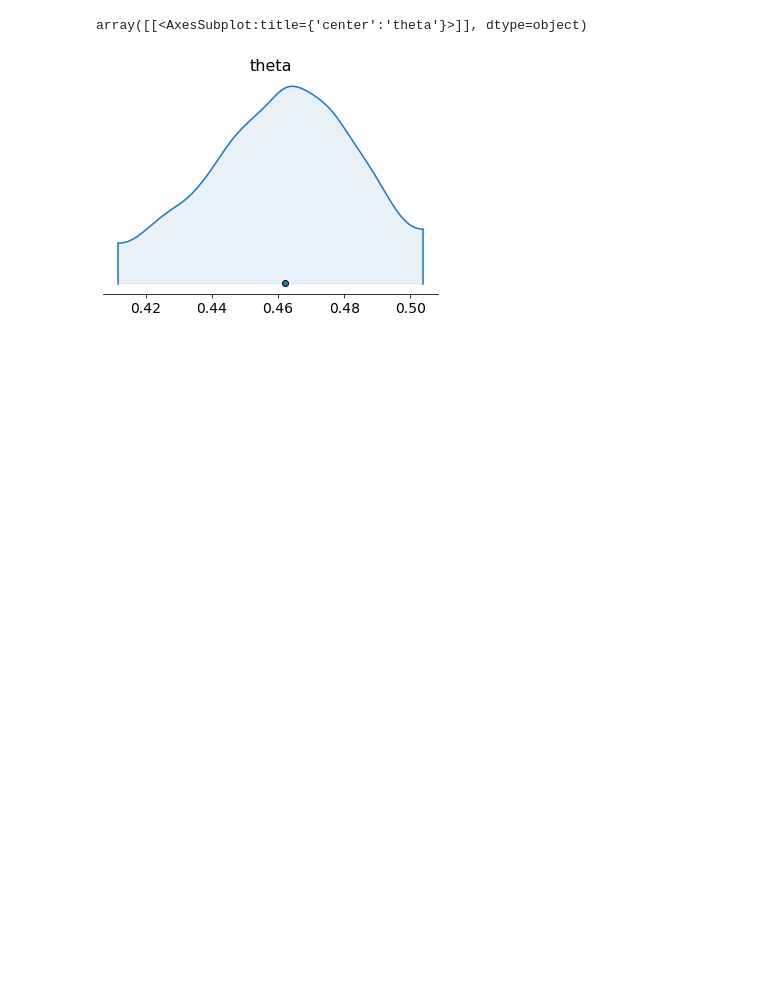
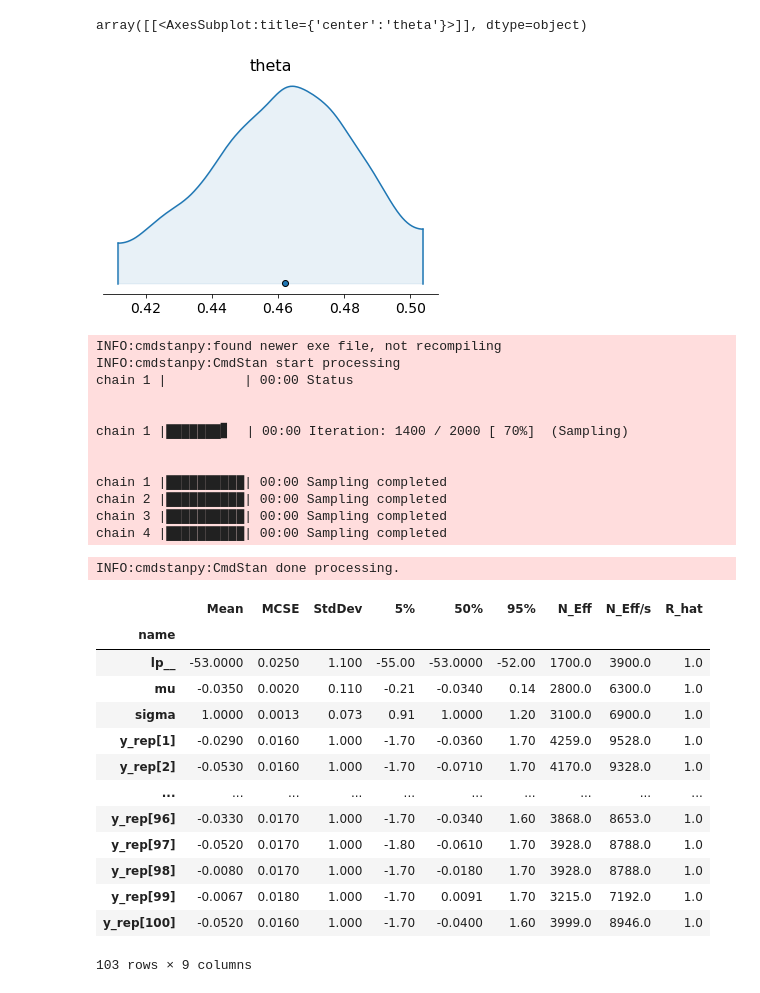
Before and after one commit to mKozik7/Data_Analytics, a Jupyter notebook: lab3/try.ipynb, the cells around one changed output. Drawn from its saved outputs; the diff is of its cells as text; code cells hidden in the pictures; blank space fills up the shorter version.

```diff
--- a/lab3/try.ipynb
+++ b/lab3/try.ipynb
@@ -65,3 +52,40 @@ az.plot_density(arviz_result,shade=0.1)
 # %% [output]
 array([[<AxesSubplot:title={'center':'theta'}>]], dtype=object)
 [figure]
+# %%
+data = pd.read_csv("https://raw.githubusercontent.com/KAIR-ISZ/public_lectures/master/Data%20Analytics%202022/Lab%203%20-%20Probability%20distribution/normal.csv")#, index_col="Unnamed: 0")
+y=(data.value)
+N=(len(data.value))
+model = CmdStanModel(stan_file='stan3.stan')
+result = model.sample(data={'N': N, 'y': y},
+                            seed = 9012022,
+                            chains = 4)
+result.summary()
+# %% [output]
+INFO:cmdstanpy:found newer exe file, not recompiling
+INFO:cmdstanpy:CmdStan start processing
+chain 1 |          | 00:00 Status
+
+
+chain 1 |███████▋  | 00:00 Iteration: 1400 / 2000 [ 70%]  (Sampling)
+
+
+chain 1 |██████████| 00:00 Sampling completed
+chain 2 |██████████| 00:00 Sampling completed
+chain 3 |██████████| 00:00 Sampling completed
+chain 4 |██████████| 00:00 Sampling completed
+INFO:cmdstanpy:CmdStan done processing.
+|  | Mean | MCSE | StdDev | 5% | 50% | 95% | N_Eff | N_Eff/s | R_hat |
+| name |  |  |  |  |  |  |  |  |  |
+| lp__ | -53.0000 | 0.0250 | 1.100 | -55.00 | -53.0000 | -52.00 | 1700.0 | 3900.0 | 1.0 |
+| mu | -0.0350 | 0.0020 | 0.110 | -0.21 | -0.0340 | 0.14 | 2800.0 | 6300.0 | 1.0 |
+| sigma | 1.0000 | 0.0013 | 0.073 | 0.91 | 1.0000 | 1.20 | 3100.0 | 6900.0 | 1.0 |
+| y_rep[1] | -0.0290 | 0.0160 | 1.000 | -1.70 | -0.0360 | 1.70 | 4259.0 | 9528.0 | 1.0 |
+| y_rep[2] | -0.0530 | 0.0160 | 1.000 | -1.70 | -0.0710 | 1.70 | 4170.0 | 9328.0 | 1.0 |
+| ... | ... | ... | ... | ... | ... | ... | ... | ... | ... |
+| y_rep[96] | -0.0330 | 0.0170 | 1.000 | -1.70 | -0.0340 | 1.60 | 3868.0 | 8653.0 | 1.0 |
+| y_rep[97] | -0.0520 | 0.0170 | 1.000 | -1.80 | -0.0610 | 1.70 | 3928.0 | 8788.0 | 1.0 |
+| y_rep[98] | -0.0080 | 0.0170 | 1.000 | -1.70 | -0.0180 | 1.70 | 3928.0 | 8788.0 | 1.0 |
+| y_rep[99] | -0.0067 | 0.0180 | 1.000 | -1.70 | 0.0091 | 1.70 | 3215.0 | 7192.0 | 1.0 |
+| y_rep[100] | -0.0520 | 0.0160 | 1.000 | -1.70 | -0.0400 | 1.60 | 3999.0 | 8946.0 | 1.0 |
+103 rows × 9 columns
```
Also changed, not shown: parts of 8 cells of this notebook, 2 other files.
